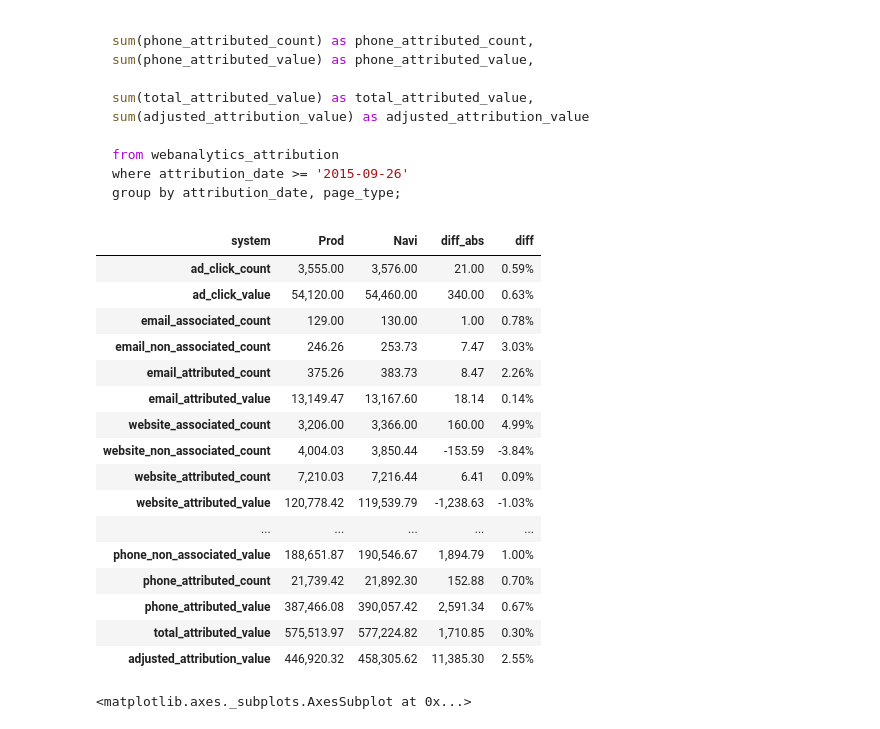
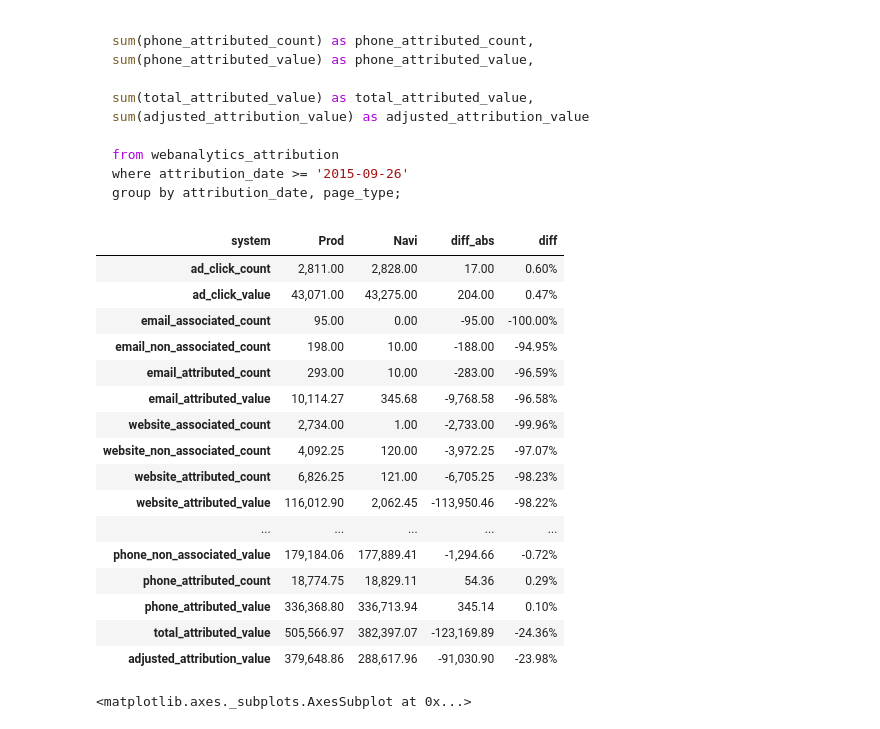
Before and after one commit to Bekbolatov/kaggle, a Jupyter notebook: notebooks/Navi_weblogs.ipynb, the cells around one changed output. Cells and saved outputs as stored; diff of their text form; code cells hidden in the pictures.

```diff
--- a/notebooks/Navi_weblogs.ipynb
+++ b/notebooks/Navi_weblogs.ipynb
@@ -275,27 +275,27 @@ acv['diff'] = ["{0:.2f}%".format(val * 100)  for val in acv['diff_abs']/acv['Pro
 acv = acv[['Prod', 'Navi', 'diff_abs', 'diff']]
 acv.to_html('acv.html')
 # %%
-acv_no_page_type = acv.ix['2015-10-08'].swaplevel(0,1).sort_index().groupby(level=[0]).sum()
+acv_no_page_type = acv.ix['2015-10-09'].swaplevel(0,1).sort_index().groupby(level=[0]).sum()
 acv_no_page_type['diff'] = ["{0:.2f}%".format(val * 100)  for val in acv_no_page_type['diff_abs']/acv_no_page_type['Prod']]
 acv_no_page_type
 # %% [output]
 | system | Prod | Navi | diff_abs | diff |
-| ad_click_count | 3,555.00 | 3,576.00 | 21.00 | 0.59% |
-| ad_click_value | 54,120.00 | 54,460.00 | 340.00 | 0.63% |
-| email_associated_count | 129.00 | 130.00 | 1.00 | 0.78% |
-| email_non_associated_count | 246.26 | 253.73 | 7.47 | 3.03% |
-| email_attributed_count | 375.26 | 383.73 | 8.47 | 2.26% |
-| email_attributed_value | 13,149.47 | 13,167.60 | 18.14 | 0.14% |
-| website_associated_count | 3,206.00 | 3,366.00 | 160.00 | 4.99% |
-| website_non_associated_count | 4,004.03 | 3,850.44 | -153.59 | -3.84% |
-| website_attributed_count | 7,210.03 | 7,216.44 | 6.41 | 0.09% |
-| website_attributed_value | 120,778.42 | 119,539.79 | -1,238.63 | -1.03% |
+| ad_click_count | 2,811.00 | 2,828.00 | 17.00 | 0.60% |
+| ad_click_value | 43,071.00 | 43,275.00 | 204.00 | 0.47% |
+| email_associated_count | 95.00 | 0.00 | -95.00 | -100.00% |
+| email_non_associated_count | 198.00 | 10.00 | -188.00 | -94.95% |
+| email_attributed_count | 293.00 | 10.00 | -283.00 | -96.59% |
+| email_attributed_value | 10,114.27 | 345.68 | -9,768.58 | -96.58% |
+| website_associated_count | 2,734.00 | 1.00 | -2,733.00 | -99.96% |
+| website_non_associated_count | 4,092.25 | 120.00 | -3,972.25 | -97.07% |
+| website_attributed_count | 6,826.25 | 121.00 | -6,705.25 | -98.23% |
+| website_attributed_value | 116,012.90 | 2,062.45 | -113,950.46 | -98.22% |
 | ... | ... | ... | ... | ... |
-| phone_non_associated_value | 188,651.87 | 190,546.67 | 1,894.79 | 1.00% |
-| phone_attributed_count | 21,739.42 | 21,892.30 | 152.88 | 0.70% |
-| phone_attributed_value | 387,466.08 | 390,057.42 | 2,591.34 | 0.67% |
-| total_attributed_value | 575,513.97 | 577,224.82 | 1,710.85 | 0.30% |
-| adjusted_attribution_value | 446,920.32 | 458,305.62 | 11,385.30 | 2.55% |
+| phone_non_associated_value | 179,184.06 | 177,889.41 | -1,294.66 | -0.72% |
+| phone_attributed_count | 18,774.75 | 18,829.11 | 54.36 | 0.29% |
+| phone_attributed_value | 336,368.80 | 336,713.94 | 345.14 | 0.10% |
+| total_attributed_value | 505,566.97 | 382,397.07 | -123,169.89 | -24.36% |
+| adjusted_attribution_value | 379,648.86 | 288,617.96 | -91,030.90 | -23.98% |
 # %%
 phone_attribution_value = acv.swaplevel(0,2).ix['adjusted_attribution_value'].swaplevel(0,1).groupby(level=[0]).sum()
 phone_attribution_value['diff'] = [val for val in phone_attribution_value['diff_abs']/phone_attribution_value['Prod']]
```
Also changed, not shown: 4 other files.
